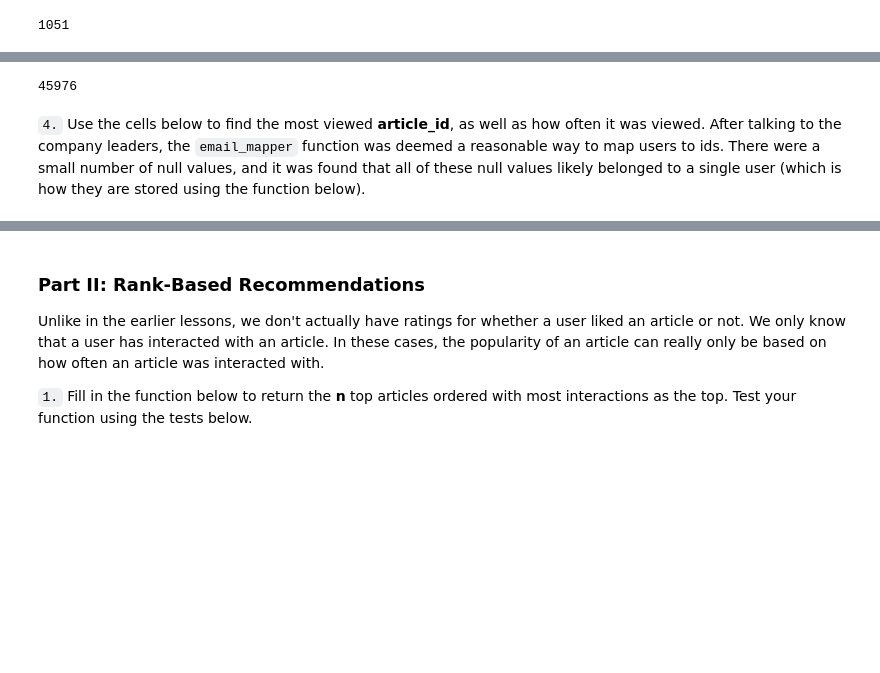
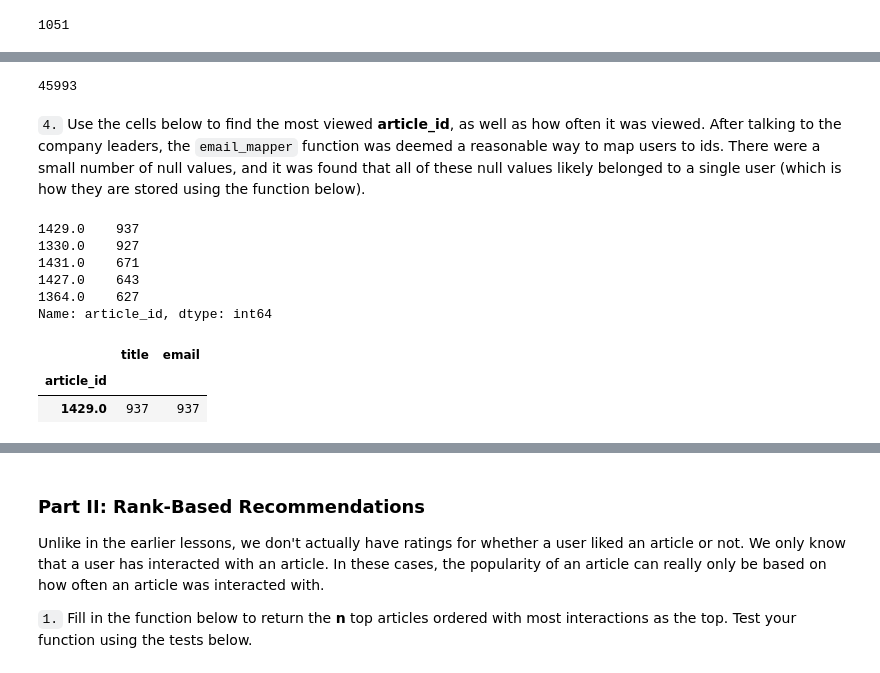
Before and after one commit to yxiang45/Recommendations_with_IBM, a Jupyter notebook: Recommendations_with_IBM.ipynb, the cells around one changed output, grey strips where cells are left out. Drawn from its saved outputs; the diff is of its cells as text; code cells hidden in the pictures; blank space fills up the shorter version.

```diff
--- a/Recommendations_with_IBM.ipynb
+++ b/Recommendations_with_IBM.ipynb
@@ -161,9 +159,9 @@ unique_users = df.email.nunique()
 # %%
-#d. The number of user-article interactions in the dataset. (excluding email a null value)
-user_article_interactions = len(articles_with_interaction)
+#d. The number of user-article interactions in the dataset.
+user_article_interactions = len(df)
 user_article_interactions
 # %% [output]
-45976
+45993
 # %%
 unique_articles = 714 # The number of unique articles that have at least one interaction
 total_articles = 1051 # The number of unique articles on the IBM platform
@@ -172,3 +170,18 @@ user_article_interactions = 45976 # The number of user-article interactions
 # %% [markdown]
 `4.` Use the cells below to find the most viewed **article_id**, as well as how often it was viewed.  After talking to the company leaders, the `email_mapper` function was deemed a reasonable way to map users to ids.  There were a small number of null values, and it was found that all of these null values likely belonged to a single user (which is how they are stored using the function below).
+# %%
+df.article_id.value_counts().head()
+# %% [output]
+1429.0    937
+1330.0    927
+1431.0    671
+1427.0    643
+1364.0    627
+Name: article_id, dtype: int64
+# %%
+df.groupby('article_id').count().sort_values('email', ascending=False ).head(1)
+# %% [output]
+|  | title | email |
+| article_id |  |  |
+| 1429.0 | 937 | 937 |
 # %%
```
Also changed, not shown: parts of 9 cells of this notebook.
